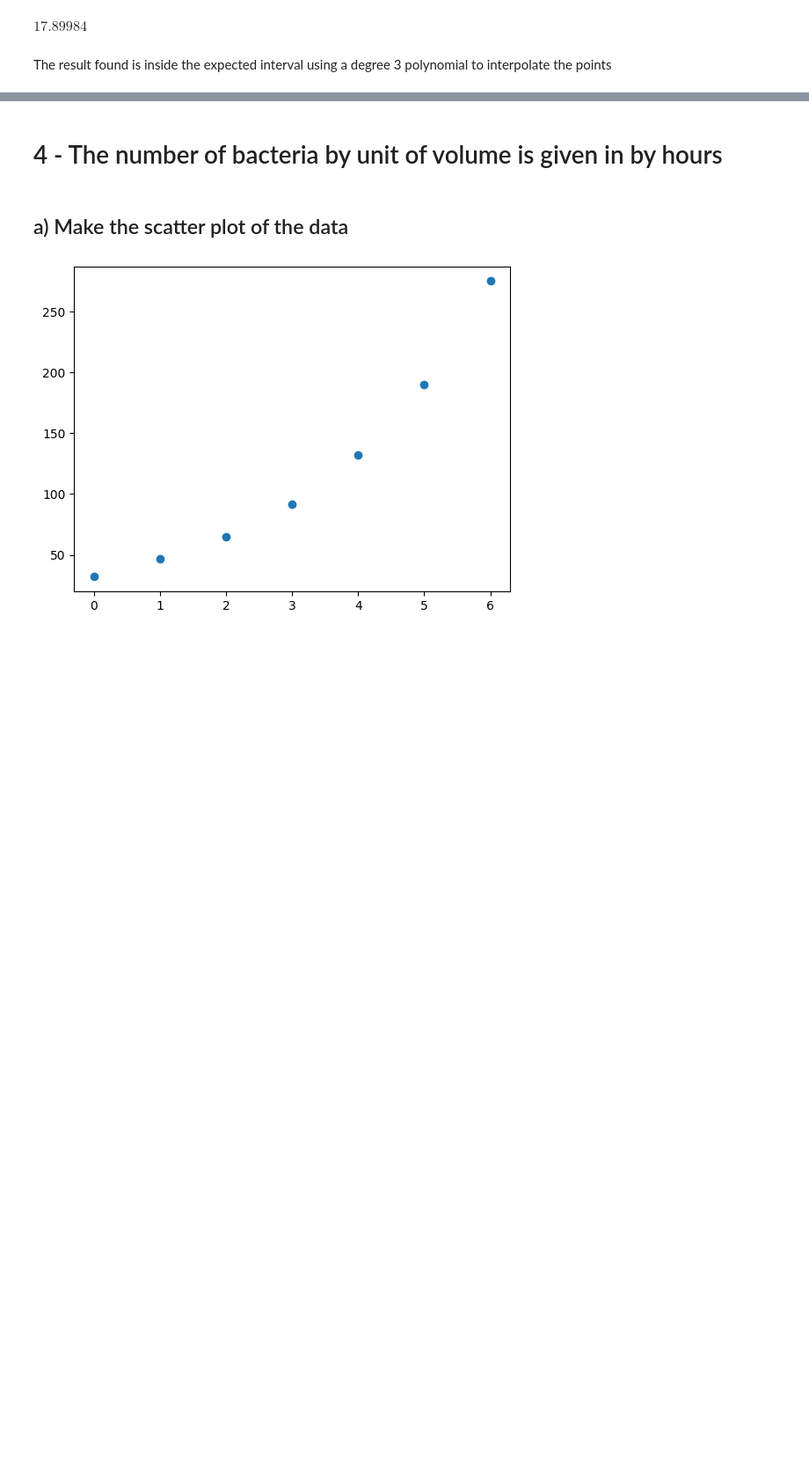
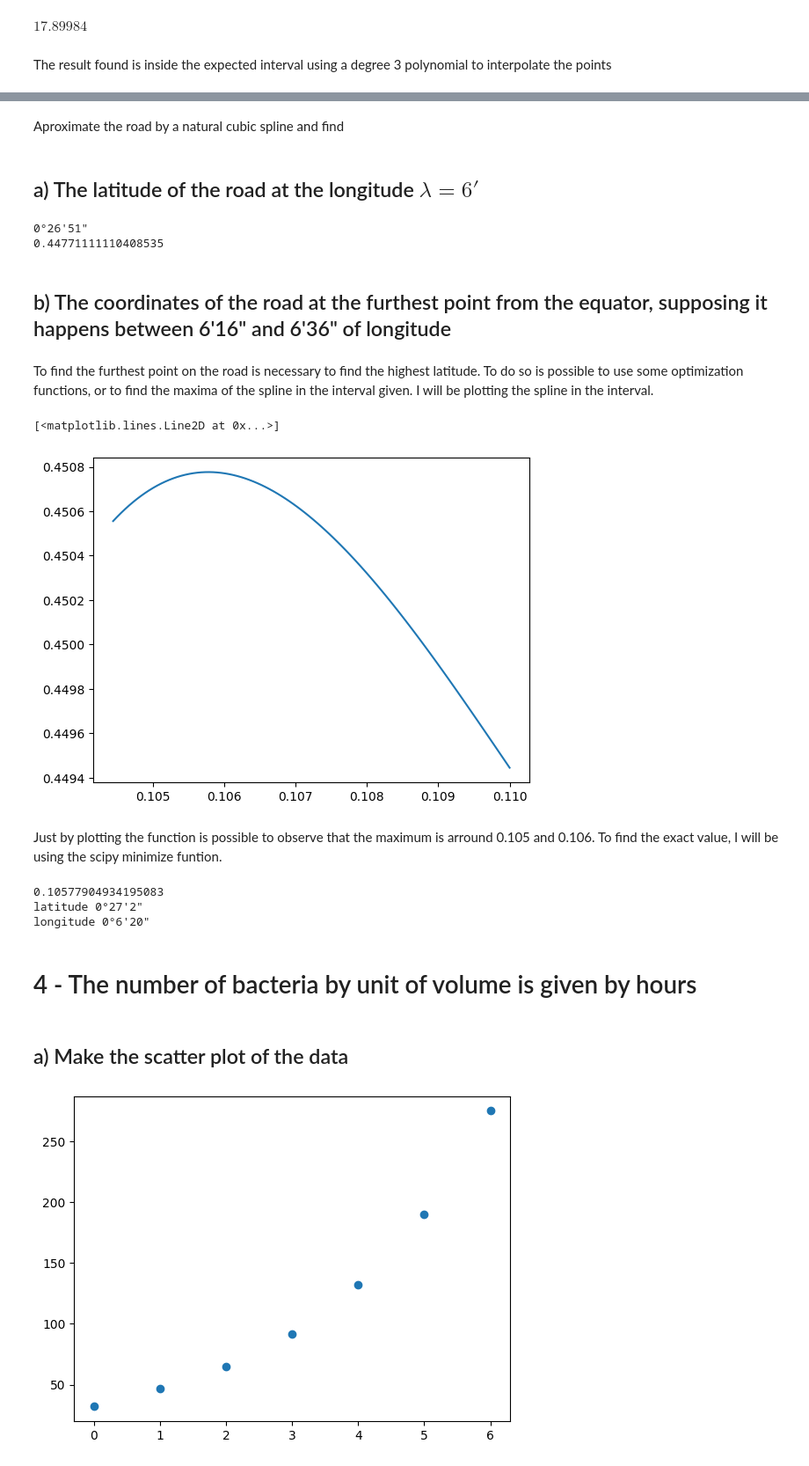
Before and after one commit to JelsonRodrigues/numeric_calculus, a Jupyter notebook: src/reports/3/book.ipynb, the cells around one changed output, grey strips where cells are left out. Shown: that part at 88% size. Cells and saved outputs as stored; diff of their text form; code cells hidden in the pictures; blank space fills up the shorter version.

```diff
--- a/src/reports/3/book.ipynb
+++ b/src/reports/3/book.ipynb
@@ -327,5 +355,75 @@ The result found is inside the expected interval using a degree 3 polynomial to
+# %%
+latitude = np.array([0.4488888889, 0.4472222222, 0.4505555556, 0.4494444444], np.float64)
+longitude = np.array([0.0933333333, 0.0988888889, 0.1044444444, 0.11], np.float64)
+# %% [markdown]
+Aproximate the road by a natural cubic spline and find
+# %% [markdown]
+## a) The latitude of the road at the longitude $ \lambda = 6' $
+# %%
+# Converting 6'00" to decimal degrees
+value = 6./60.
+
+curves = cubic_natural_curve(longitude, latitude)
+
+spline = Spline()
+for i, curve in enumerate(curves):
+    spline.add_curve(curve, longitude[i], longitude[i + 1])
+
+res = spline.evaluate(value)
+
+# Convert the latitude to degrees, minutes and seconds and print the result
+degrees = int(res)
+minutes = int((res - degrees) * 60)
+seconds = int(((res - degrees) * 60 - minutes) * 60)
+print(f'{degrees}°{minutes}\'{seconds}"')
+
+# print result in decimal degrees also
+print(res)
+# %% [output]
+0°26'51"
+0.44771111110408535
+# %% [markdown]
+## b) The coordinates of the road at the furthest point from the equator, supposing it happens between 6'16" and 6'36" of longitude
+# %% [markdown]
+To find the furthest point on the road is necessary to find the highest latitude. To do so is possible to use some optimization functions, or to find the maxima of the spline in the interval given. I will be plotting the spline in the interval.
+# %%
+points = 100
+
+interval_start = 0.1044444444
+# interval_start = longitude[0]
+interval_end = 0.11
+
+x = np.linspace(interval_start, interval_end, points)
+y = np.array([spline.evaluate(x_i) for x_i in x])
+
+plt.plot(x, y)
+# plt.scatter(longitude, latitude)
+# %% [output]
+[<matplotlib.lines.Line2D at 0x...>]
+[figure, added]
+# %% [markdown]
+Just by plotting the function is possible to observe that the maximum is arround 0.105 and 0.106. To find the exact value, I will be using the scipy minimize funtion.
+# %%
+optimization_res = sc.optimize.minimize_scalar(lambda x: -spline.evaluate(x), bounds=(interval_start, interval_end), method='bounded')
+print(optimization_res.x)
+
+# print result in decimal degrees also
+res = spline.evaluate(optimization_res.x)
+degrees = int(res)
+minutes = int((res - degrees) * 60)
+seconds = int(((res - degrees) * 60 - minutes) * 60)
+print(f'latitude {degrees}°{minutes}\'{seconds}"')
+
+degrees = int(optimization_res.x)
+minutes = int((optimization_res.x - degrees) * 60)
+seconds = int(((optimization_res.x - degrees) * 60 - minutes) * 60)
+print(f'longitude {degrees}°{minutes}\'{seconds}"')
+# %% [output]
+0.10577904934195083
+latitude 0°27'2"
+longitude 0°6'20"
 # %% [markdown]
-# 4 - The number of bacteria by unit of volume is given in by hours
+# 4 - The number of bacteria by unit of volume is given by hours
 # %%
 hours = np.array([0, 1, 2, 3, 4, 5, 6], np.float64)
 number_of_bacteria = np.array([32, 47, 65, 92, 132, 190, 275], np.float64)
```
Also changed, not shown: parts of 15 cells of this notebook.
